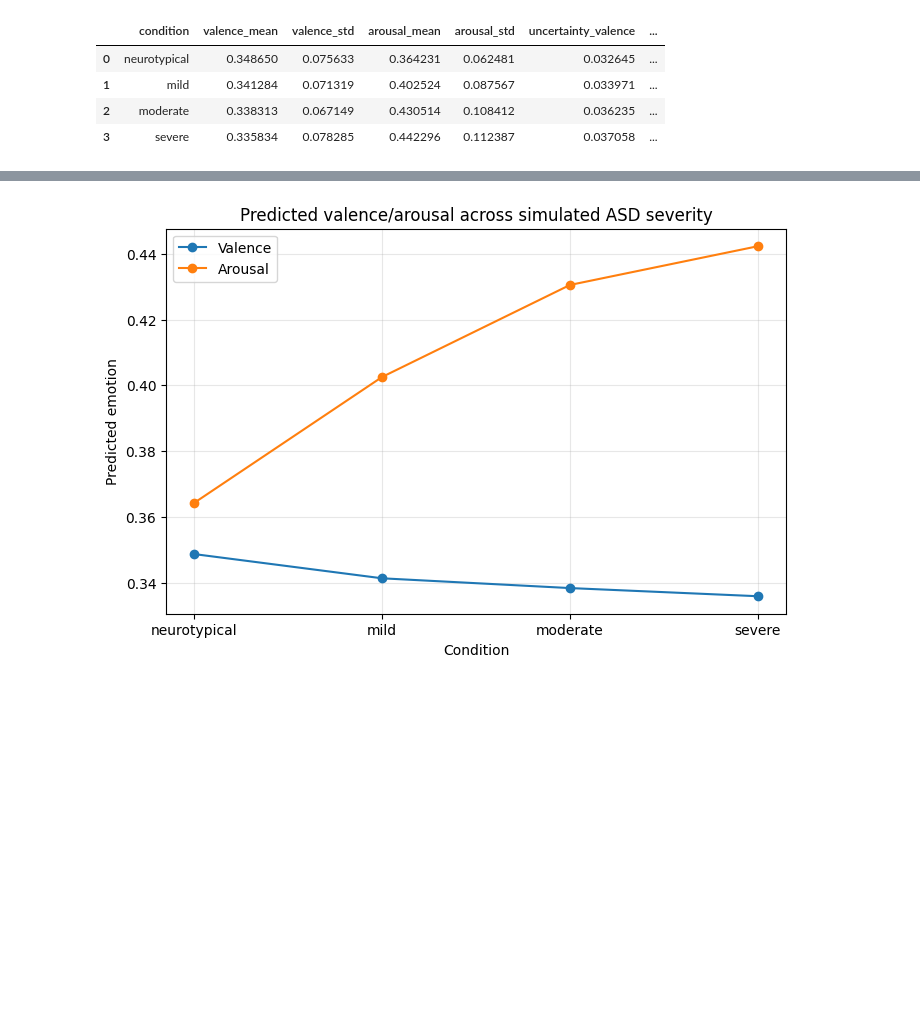
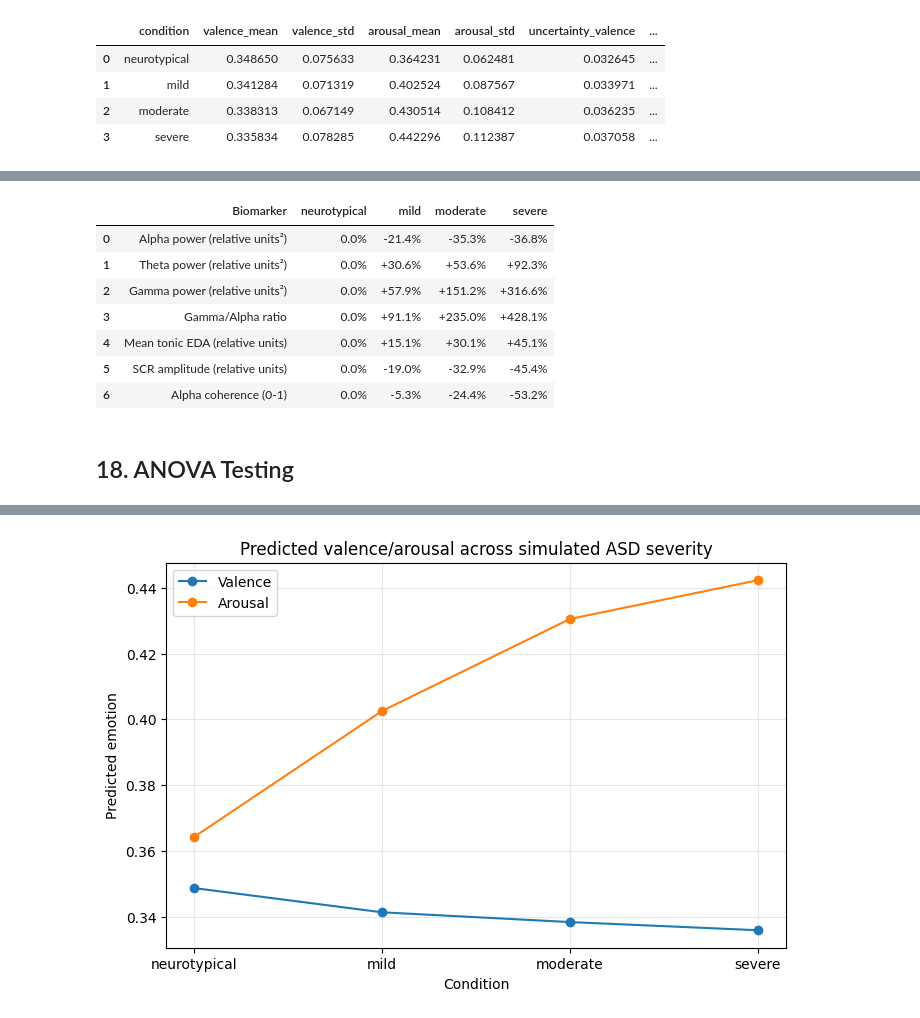
Before and after one commit to vhuangusa/ASD-Emotion-Adaptive-Music-Gen, a Jupyter notebook: ASD_AI_Music_Generation_Colab_hybrid_architecture.ipynb, the cells around one changed output, grey strips where cells are left out. Saved outputs shown, nothing was run; the diff lists cells and outputs as text; code cells hidden in the pictures; blank space fills up the shorter version.

```diff
--- a/ASD_AI_Music_Generation_Colab_hybrid_architecture.ipynb
+++ b/ASD_AI_Music_Generation_Colab_hybrid_architecture.ipynb
@@ -2147,0 +2490,43 @@ Saved: /content/drive/MyDrive/2025/ASD_Project/DEAP_Data/results/clean_nt_vs_asd
+# %%
+percent_rows = []
+
+for key, name in biomarkers:
+
+    row = {"Biomarker": name}
+
+    nt_values = bio_df[f"{key}_neurotypical"]
+    nt_mean = nt_values.mean()
+
+    for condition in conditions:
+
+        values = bio_df[f"{key}_{condition}"]
+        mean_value = values.mean()
+
+        if condition == "neurotypical":
+            row[condition] = "0.0%"
+        else:
+            percent_change = (
+                (mean_value - nt_mean) / nt_mean
+            ) * 100
+
+            row[condition] = (
+                f"{percent_change:+.1f}%"
+            )
+
+    percent_rows.append(row)
+
+
+percent_change_df = pd.DataFrame(percent_rows)
+
+percent_change_df
+# %% [output]
+|  | Biomarker | neurotypical | mild | moderate | severe |
+| 0 | Alpha power (relative units²) | 0.0% | -21.4% | -35.3% | -36.8% |
+| 1 | Theta power (relative units²) | 0.0% | +30.6% | +53.6% | +92.3% |
+| 2 | Gamma power (relative units²) | 0.0% | +57.9% | +151.2% | +316.6% |
+| 3 | Gamma/Alpha ratio | 0.0% | +91.1% | +235.0% | +428.1% |
+| 4 | Mean tonic EDA (relative units) | 0.0% | +15.1% | +30.1% | +45.1% |
+| 5 | SCR amplitude (relative units) | 0.0% | -19.0% | -32.9% | -45.4% |
+| 6 | Alpha coherence (0-1) | 0.0% | -5.3% | -24.4% | -53.2% |
+# %% [markdown]
+## 18. ANOVA Testing
```
Also changed, not shown: parts of 38 cells of this notebook.
